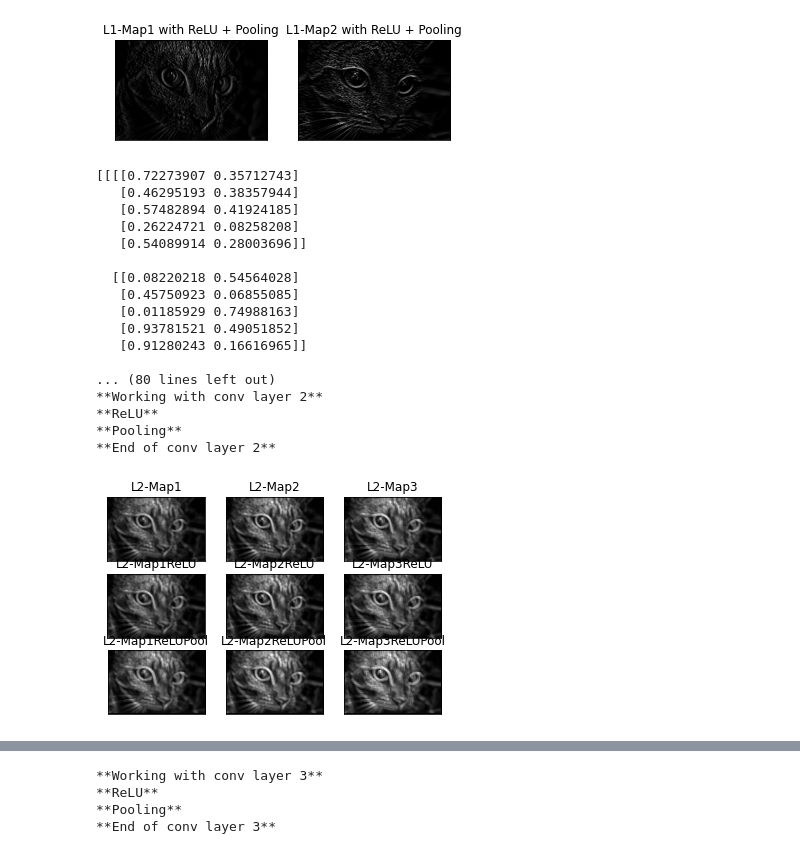
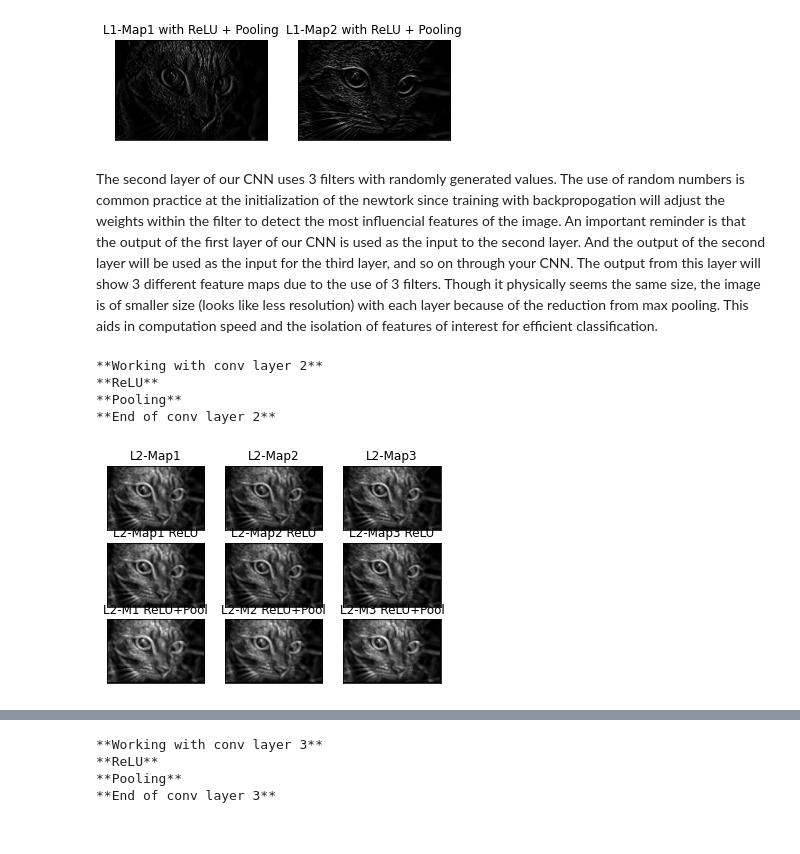
Before and after one commit to 17szabod/QRSwithCNNs532, a Jupyter notebook: proj.ipynb, the cells around one changed output, grey strips where cells are left out. Drawn from its saved outputs; the diff is of its cells as text; code cells hidden in the pictures.

Commit message:
Added explanations to each step of the CNN example

```diff
--- a/proj.ipynb
+++ b/proj.ipynb
@@ -260,6 +260,8 @@ plt.show()
 [figure]
 [figure]
 [figure]
+# %% [markdown]
+The second layer of our CNN uses 3 filters with randomly generated values. The use of random numbers is common practice at the initialization of the newtork since training with backpropogation will adjust the weights within the filter to detect the most influencial features of the image. An important reminder is that the output of the first layer of our CNN is used as the input to the second layer. And the output of the second layer will be used as the input for the third layer, and so on through your CNN. The output from this layer will show 3 different feature maps due to the use of 3 filters. Though it physically seems the same size, the image is of smaller size (looks like less resolution) with each layer because of the reduction from max pooling. This aids in computation speed and the isolation of features of interest for efficient classification.
 # %%
 # Second conv layer
 l2_filter = np.random.rand(3, 5, 5, l1_feature_map_relu_pool.shape[-1])
@@ -290,50 +292,37 @@ ax2[0, 2].set_title("L2-Map3")
 
 ax2[1, 0].imshow(l2_feature_map_relu[:, :, 0]).set_cmap("gray")
 ax2[1, 0].get_xaxis().set_ticks([])
 ax2[1, 0].get_yaxis().set_ticks([])
-ax2[1, 0].set_title("L2-Map1ReLU")
+ax2[1, 0].set_title("L2-Map1 ReLU")
 
 ax2[1, 1].imshow(l2_feature_map_relu[:, :, 1]).set_cmap("gray")
 ax2[1, 1].get_xaxis().set_ticks([])
 ax2[1, 1].get_yaxis().set_ticks([])
-ax2[1, 1].set_title("L2-Map2ReLU")
+ax2[1, 1].set_title("L2-Map2 ReLU")
 
 ax2[1, 2].imshow(l2_feature_map_relu[:, :, 2]).set_cmap("gray")
 ax2[1, 2].get_xaxis().set_ticks([])
 ax2[1, 2].get_yaxis().set_ticks([])
-ax2[1, 2].set_title("L2-Map3ReLU")
+ax2[1, 2].set_title("L2-Map3 ReLU")
 
 ax2[2, 0].imshow(l2_feature_map_relu_pool[:, :, 0]).set_cmap("gray")
 ax2[2, 0].get_xaxis().set_ticks([])
 ax2[2, 0].get_yaxis().set_ticks([])
-ax2[2, 0].set_title("L2-Map1ReLUPool")
+ax2[2, 0].set_title("L2-M1 ReLU+Pool")
 
 ax2[2, 1].imshow(l2_feature_map_relu_pool[:, :, 1]).set_cmap("gray")
 ax2[2, 1].get_xaxis().set_ticks([])
 ax2[2, 1].get_yaxis().set_ticks([])
-ax2[2, 1].set_title("L2-Map2ReLUPool")
+ax2[2, 1].set_title("L2-M2 ReLU+Pool")
 
 ax2[2, 2].imshow(l2_feature_map_relu_pool[:, :, 2]).set_cmap("gray")
 ax2[2, 2].get_xaxis().set_ticks([])
 ax2[2, 2].get_yaxis().set_ticks([])
-ax2[2, 2].set_title("L2-Map3ReLUPool")
+ax2[2, 2].set_title("L2-M3 ReLU+Pool")
 plt.show()
 # %% [output]
-[[[[0.72273907 0.35712743]
-   [0.46295193 0.38357944]
-   [0.57482894 0.41924185]
-   [0.26224721 0.08258208]
-   [0.54089914 0.28003696]]
-
-  [[0.08220218 0.54564028]
-   [0.45750923 0.06855085]
-   [0.01185929 0.74988163]
-   [0.93781521 0.49051852]
-   [0.91280243 0.16616965]]
-
-... (80 lines left out)
 **Working with conv layer 2**
 **ReLU**
 **Pooling**
 **End of conv layer 2**
-[figure, old version]
+[figure, new version]
```
Also changed, not shown: parts of 2 cells of this notebook.
